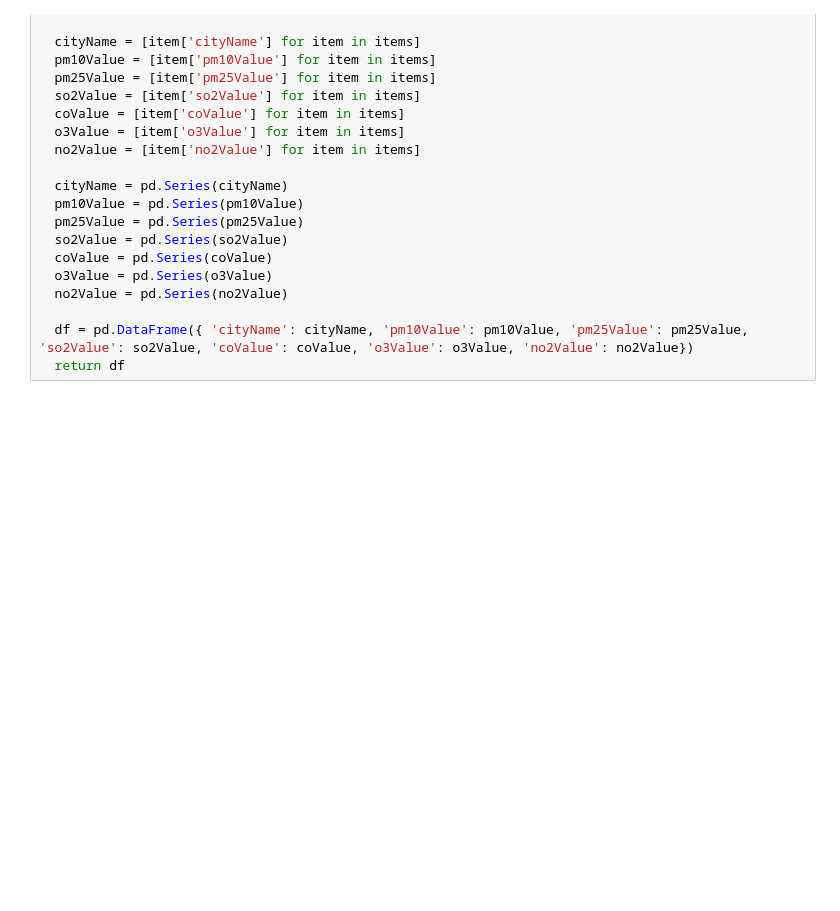
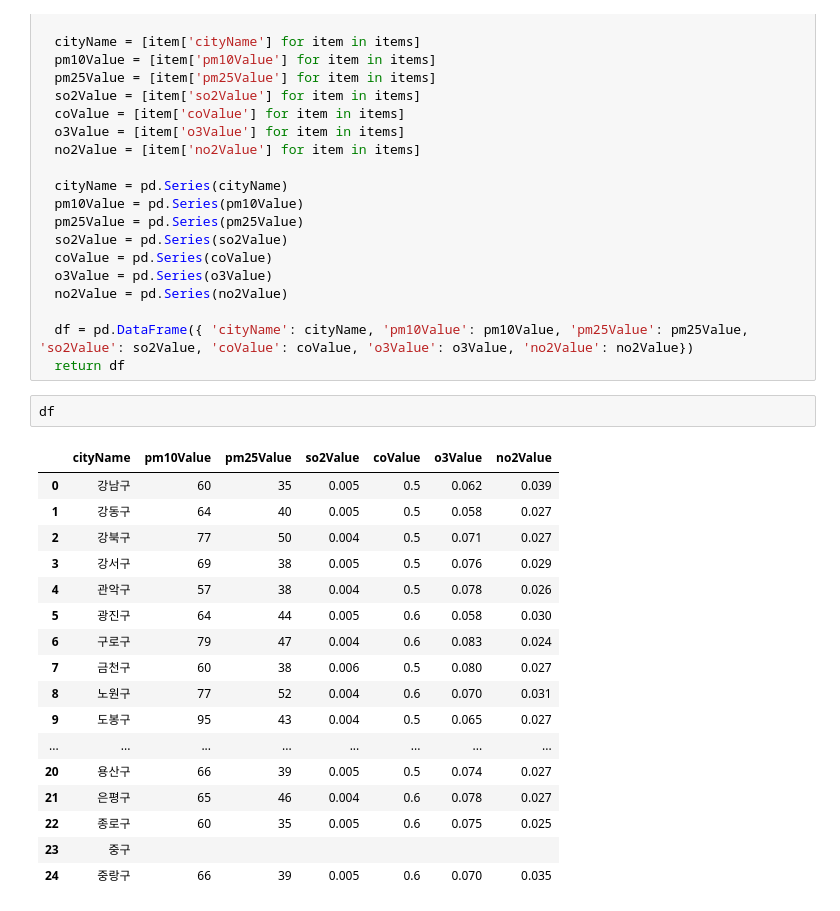
Before and after one commit to hyejin9912/class2022Spring, a Jupyter notebook: requests_gradio.ipynb, the cells around one changed output. Cells and saved outputs as stored; diff of their text form; blank space fills up the shorter version.

```diff
--- a/requests_gradio.ipynb
+++ b/requests_gradio.ipynb
@@ -119,6 +140,26 @@ def test(sidoName):
 
   df = pd.DataFrame({ 'cityName': cityName, 'pm10Value': pm10Value, 'pm25Value': pm25Value, 'so2Value': so2Value, 'coValue': coValue, 'o3Value': o3Value, 'no2Value': no2Value})
   return df
+# %%
+df
+# %% [output]
+|  | cityName | pm10Value | pm25Value | so2Value | coValue | o3Value | no2Value |
+| 0 | 강남구 | 60 | 35 | 0.005 | 0.5 | 0.062 | 0.039 |
+| 1 | 강동구 | 64 | 40 | 0.005 | 0.5 | 0.058 | 0.027 |
+| 2 | 강북구 | 77 | 50 | 0.004 | 0.5 | 0.071 | 0.027 |
+| 3 | 강서구 | 69 | 38 | 0.005 | 0.5 | 0.076 | 0.029 |
+| 4 | 관악구 | 57 | 38 | 0.004 | 0.5 | 0.078 | 0.026 |
+| 5 | 광진구 | 64 | 44 | 0.005 | 0.6 | 0.058 | 0.030 |
+| 6 | 구로구 | 79 | 47 | 0.004 | 0.6 | 0.083 | 0.024 |
+| 7 | 금천구 | 60 | 38 | 0.006 | 0.5 | 0.080 | 0.027 |
+| 8 | 노원구 | 77 | 52 | 0.004 | 0.6 | 0.070 | 0.031 |
+| 9 | 도봉구 | 95 | 43 | 0.004 | 0.5 | 0.065 | 0.027 |
+| ... | ... | ... | ... | ... | ... | ... | ... |
+| 20 | 용산구 | 66 | 39 | 0.005 | 0.5 | 0.074 | 0.027 |
+| 21 | 은평구 | 65 | 46 | 0.004 | 0.6 | 0.078 | 0.027 |
+| 22 | 종로구 | 60 | 35 | 0.005 | 0.6 | 0.075 | 0.025 |
+| 23 | 중구 |  |  |  |  |  |  |
+| 24 | 중랑구 | 66 | 39 | 0.005 | 0.6 | 0.070 | 0.035 |
 # %%
 iface = gr.Interface(test, gr.inputs.Dropdown(['서울', '부산', '대구', '인천', '광주', '대전', '울산', '경기', '강원', '충북', '충남', '전북', '전남', '경북', '경남', '제주', '세종']), outputs=['dataframe'])
 iface.launch(debug=True)
```
Also changed, not shown: parts of 6 cells of this notebook.
